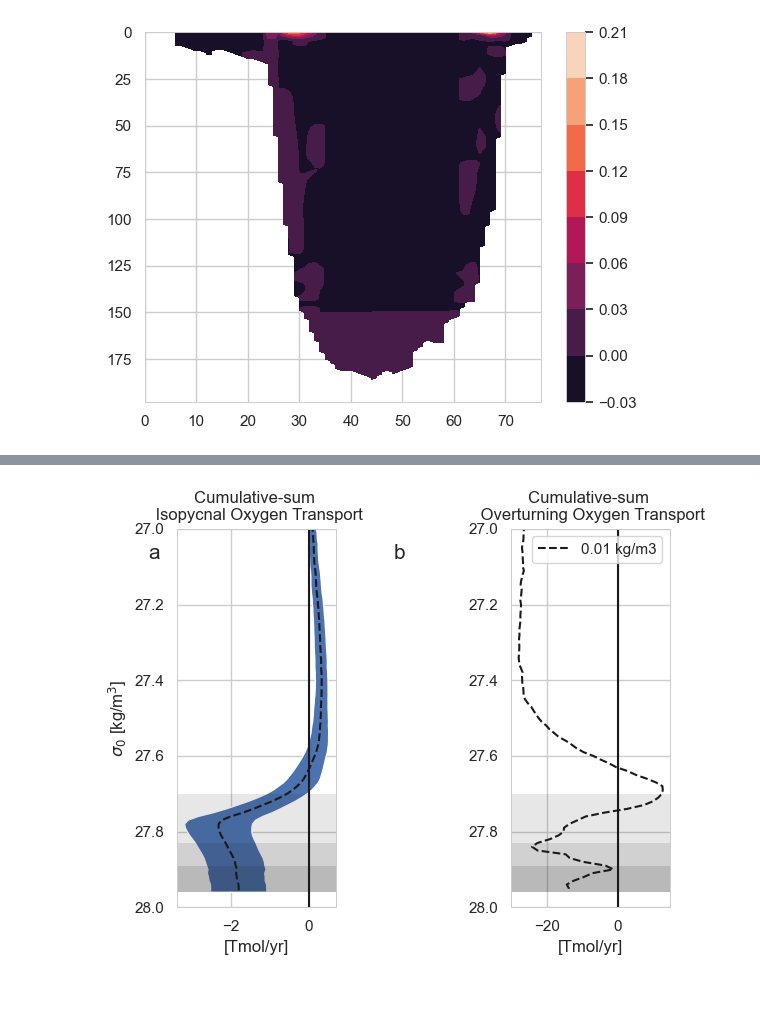
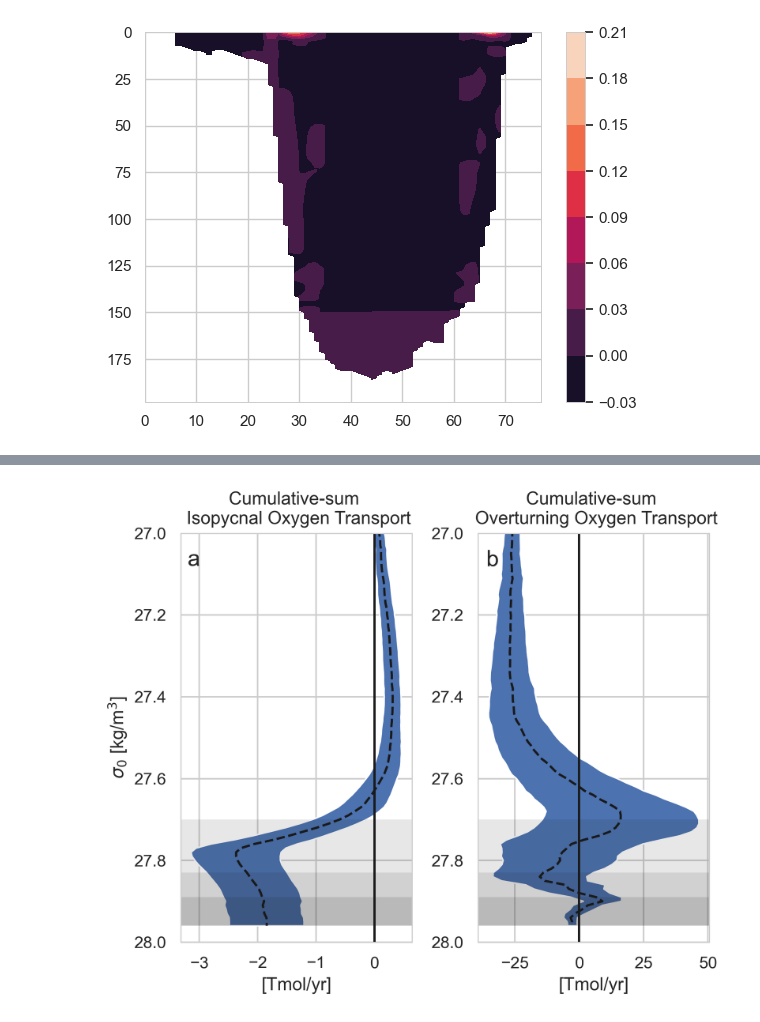
Before and after one commit to unamiller/GOHSNAP-Oxygen-Transport, a Jupyter notebook: oxygen_transport_calculation.ipynb, the cells around one changed output, grey strips where cells are left out. Drawn from its saved outputs; the diff is of its cells as text; code cells hidden in the pictures; blank space fills up the shorter version.

```diff
--- a/oxygen_transport_calculation.ipynb
+++ b/oxygen_transport_calculation.ipynb
@@ -507,13 +508,13 @@ correction
 
 #https://statisticsbyjim.com/probability/monte-carlo-simulation/
 
-tmp2=[]
+# tmp2=[]
 
-tmp3=[]
+# tmp3=[]
 
-tmp4 = []
+# tmp4 = []
 
-for ii in np.arange(10): #50000
+for ii in np.arange(500): #50000
     tmp = []
     tmp_a = []
     tmp_b = []
@@ -534,7 +535,7 @@ for ii in np.arange(10): #50000
         #vflux = (osnap_daily.flux_m3_s_velo_corrected).sel(time = timeslice).mean(dim='time') #average daily volume flux grid over month.
         V = osnap.VELO.sel(TIME = osnap.TIME[i])
         V_error = V_std.sel(TIME = V_std.TIME[i])/np.sqrt(days_in_month[i].values/(2*tau))
-        V_error = V_error.where(np.abs(V_error)<1) #cap error at 100%
+        #V_error = V_error.where(np.abs(V_error)<1) #cap error at 100%
 
         #V_montecarlo = V + V_error.values*np.random.normal(size=V.shape)
         V_montecarlo = V + V_error.values*np.random.normal()
@@ -756,9 +710,0 @@ Attributes:
-# %%
-
-O_global = oxygen_grid.DOXY + oxygen_grid.DOXY_BIAS_WOA
-O_error_global = oxygen_grid.DOXY_ERROR_TOTAL
-O_error = O_error_global
-O = O_global
-O_montecarlo_full = O.values + O_error*np.random.normal()
-
-O_montecarlo_full.sel(TIME = oxygen_grid.TIME[i]).sel(LONGITUDE = oxygen_grid.LONGITUDE[j]).values
@@ -796,4 +710,0 @@ Data variables:
-# %%
-
-a = (oxy_rho_sorted[:,:,i]*1e-6*1e-12 - np.nanmean(oxy_rho_sorted[:,:,i]*1e-6*1e-12, axis =0)) * (volume_flux_rho_sorted[:,:,i]*3.15576e+7 - np.nanmean(volume_flux_rho_sorted[:,:,i]*3.15576e+7, axis =0))
-np.shape(a)
@@ -1008,5 +934,5 @@ array([[  0.        ,   0.        ,  -0.51230794, ..., 176.42135613,
 # %%
-plt.figure(figsize = ((6,5)))#, dpi = 300)
+plt.figure(figsize = ((6,5)), dpi = 300)
 
 plt.subplot(1,2,2)
 
@@ -1028,12 +954,12 @@ plt.plot(np.nanmean(np.nanmean(overturning_transport,axis = 1),axis = 0), np.ara
 
 x1 = np.nanmean(np.nanmean(overturning_transport,axis = 1),axis = 0) - np.nanstd(np.nanmean(overturning_transport,axis = 1),axis = 0)
 x2 = np.nanmean(np.nanmean(overturning_transport,axis = 1),axis = 0) + np.nanstd(np.nanmean(overturning_transport,axis = 1),axis = 0)
-#plt.fill_betweenx(np.arange(1024.54, 1027.96, 0.01)-1000, x1, x2  )
+plt.fill_betweenx(np.arange(1024.54, 1027.96, 0.01)-1000, x1, x2  )
 
 
 plt.gca().invert_yaxis()
 
-plt.legend(loc =1)
+#plt.legend(loc =1)
 
 plt.ylim([28, 27])
 
@@ -1055,7 +981,7 @@ plt.axvline(0, color = 'k')
 
 plt.xlabel('[Tmol/yr]')
 
-plt.text(-63, 27.08, 'b', fontsize = 15)
+plt.text(-36, 27.08, 'b', fontsize = 15)
 
 plt.title('Cumulative-sum \n Overturning Oxygen Transport')
 
@@ -1065,33 +991,33 @@ plt.plot(np.nanmean(np.nanmean(isopycnal_transport,axis = 1),axis = 0), np.arang
 
 x1 = np.nanmean(np.nanmean(isopycnal_transport,axis = 1),axis = 0) - np.nanstd(np.nanmean(isopycnal_transport,axis = 1),axis = 0)
 x2 = np.nanmean(np.nanmean(isopycnal_transport,axis = 1),axis = 0) + np.nanstd(np.nanmean(isopycnal_transport,axis = 1),axis = 0)
 plt.fill_betweenx(np.arange(1024.54, 1027.96, 0.01)-1000, x1, x2  )
 
 plt.gca().invert_yaxis()
 
 plt.ylim([28, 27])
 
 plt.axhspan(27.7, 27.83, color = 'k', alpha = 0.1, lw=0) #27.69
 plt.axhspan(27.83, 27.89, color = 'k', alpha = 0.2, lw=0)
 plt.axhspan(27.89, 27.96, color = 'k', alpha = 0.3, lw=0)
 #plt.axhline(27.69, color = 'k', linestyle = 'dashed', linewidth = 0.5)
 
 #plt.grid()
 
 plt.axvline(0, color = 'k')
 # plt.axvline(-0.2)
 # plt.axvline(-2.05)
 plt.xlabel('[Tmol/yr]')
 plt.title('Cumulative-sum \n Isopycnal Oxygen Transport')
 
-plt.text(-4.1, 27.08, 'a', fontsize = 15)
+plt.text(-3.2, 27.08, 'a', fontsize = 15)
 
 plt.ylabel('$\sigma _{0}$ [kg/m$^{3}$]')
 
 plt.tight_layout()
 plt.subplots_adjust(hspace= 0.1)
 
 
-#plt.savefig(r'C:\Users\bikbe\Documents\Projects\GOHSNAP\Figures\Transport manuscript\test.png')
+plt.savefig(r'C:\Users\bikbe\Documents\Projects\GOHSNAP\Figures\Transport manuscript\iso_OT_cumsum.png')
 # %% [output]
-[figure, old version]
+[figure, new version]
```
Also changed, not shown: parts of 27 cells of this notebook.
